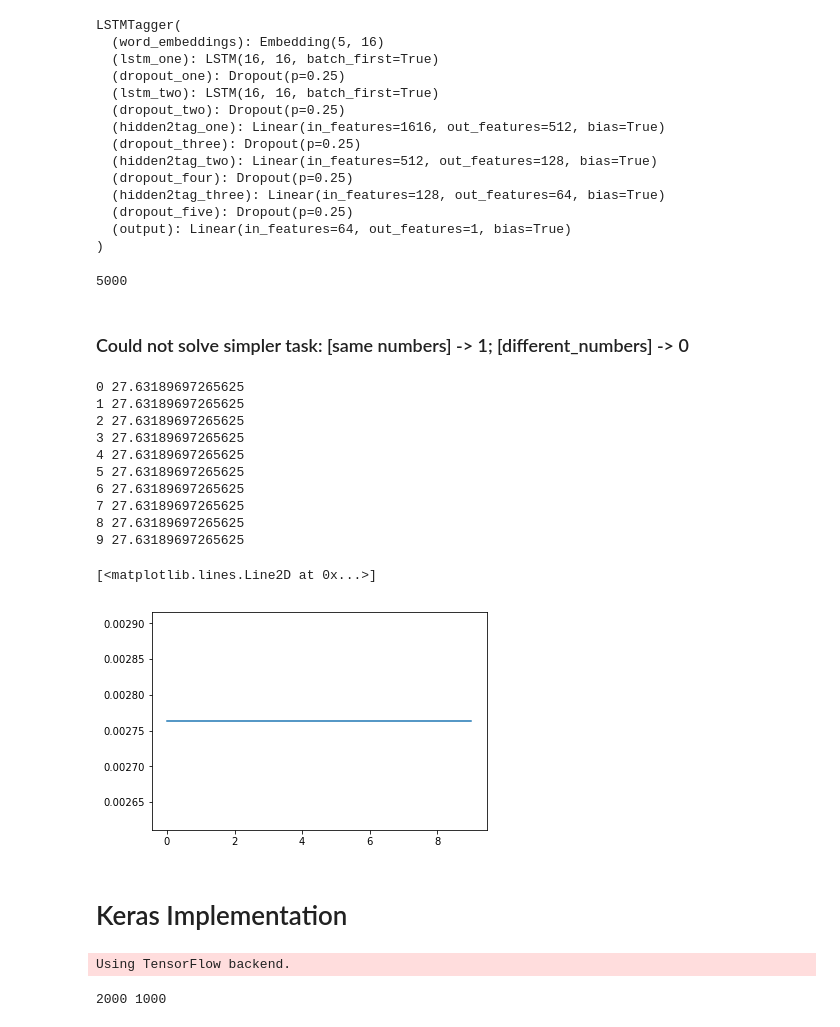
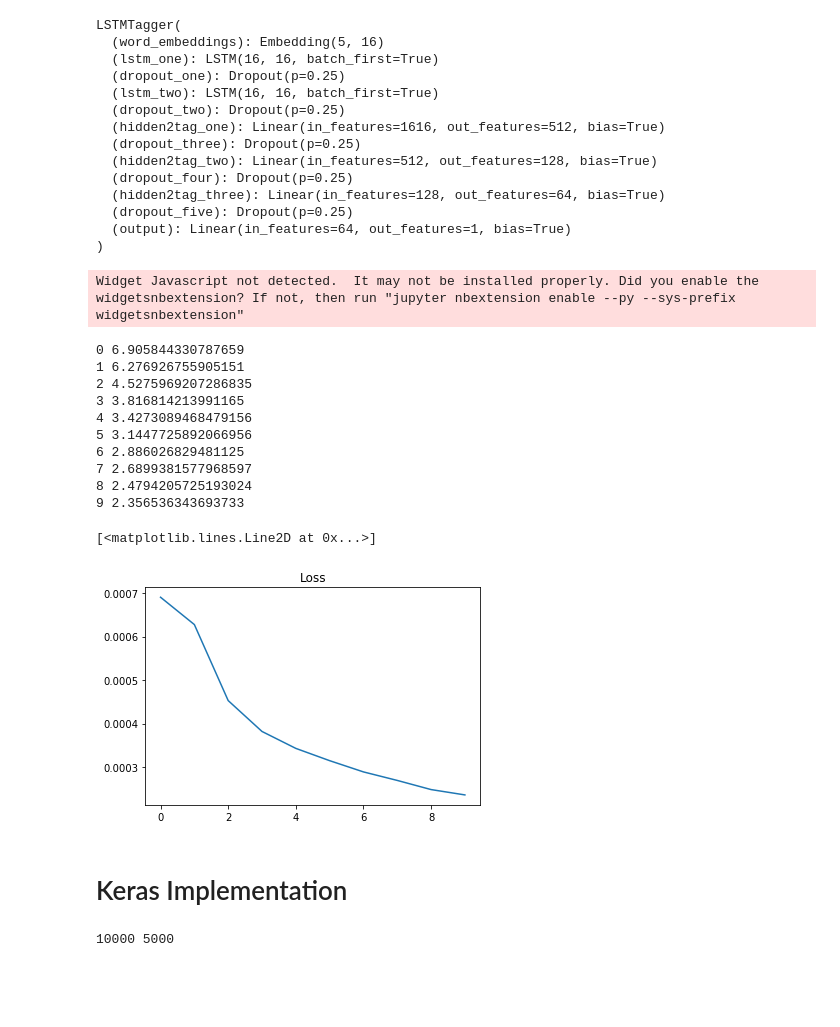
Before and after one commit to ruhulsbu/Attention4DNASeqRepresentation, a Jupyter notebook: notebook/pytorch/LSTM_deep_annotator_bootstrap.ipynb, the cells around one changed output. Drawn from its saved outputs; the diff is of its cells as text; code cells hidden in the pictures; blank space fills up the shorter version.

```diff
--- a/notebook/pytorch/LSTM_deep_annotator_bootstrap.ipynb
+++ b/notebook/pytorch/LSTM_deep_annotator_bootstrap.ipynb
@@ -131,16 +134,14 @@ class LSTMTagger(nn.Module):
         tag_space = self.output(dense_out[:])
         #print(tag_space.shape)
         #tag_scores = F.sigmoid(tag_space)
-        tag_scores = F.softmax(tag_space, dim=1)
+        #tag_scores = F.softmax(tag_space, dim=1)
         #print(tag_scores.shape)
-        return tag_scores
+        return tag_space
 # %%
 model = LSTMTagger(101, 16, 16, 5, 1, batch_size)
 print(model)
-opt = optim.Adam(model.parameters(), lr=0.001, betas=(0.9, 0.999))
-#criterion = nn.CrossEntropyLoss()
-criterion = nn.BCELoss()
-opt = optim.SGD(model.parameters(), lr=0.1)
+optimizer = optim.Adam(model.parameters(), lr=0.001)
+criterion = nn.BCEWithLogitsLoss()
 # %% [output]
 LSTMTagger(
   (word_embeddings): Embedding(5, 16)
@@ -156,12 +157,3 @@ LSTMTagger(
   (dropout_five): Dropout(p=0.25)
   (output): Linear(in_features=64, out_features=1, bias=True)
 )
-# %%
-with torch.no_grad():
-    # inputs = prepare_sequence(training_data[0][0], word_to_ix)
-    tag_scores = model(X[:batch_size])
-    print(len(tag_scores))
-# %% [output]
-5000
-# %% [markdown]
-### Could not solve simpler task: [same numbers] -> 1; [different_numbers] -> 0
@@ -168,8 +173,12 @@ with torch.no_grad():
 # %%
 from tqdm import tqdm_notebook as tqdm
 losses = []
+accuracies = []
+
 for epoch in tqdm(range(10)):  # again, normally you would NOT do 300 epochs, it is toy data
     total_loss = 0
+    total_acc = 0
+
     for index in range(0, len(X), batch_size):
         sentence = X[index : index+batch_size]
         tags = Y[index : index+batch_size]
@@ -197,30 +206,38 @@ for epoch in tqdm(range(10)):  # again, normally you would NOT do 300 epochs, it
         loss = criterion(tag_scores, targets)
         total_loss += loss.data.numpy()
 
+        #acc = binary_accuracy(tag_scores, targets)
+        #total_acc += acc
+
         loss.backward()
-        opt.step()
+        optimizer.step()
 
     #total_loss.backward()
     #opt.step()
-    print(epoch, total_loss)
+    print(epoch, total_loss)#, total_acc)
 
     losses.append(total_loss/len(X))
+    #accuracies.append(total_acc/(len(X)/batch_size))
 # %% [output]
-0 27.63189697265625
-1 27.63189697265625
-2 27.63189697265625
-3 27.63189697265625
-4 27.63189697265625
-5 27.63189697265625
-6 27.63189697265625
-7 27.63189697265625
-8 27.63189697265625
-9 27.63189697265625
+Widget Javascript not detected.  It may not be installed properly. Did you enable the widgetsnbextension? If not, then run "jupyter nbextension enable --py --sys-prefix widgetsnbextension"
+0 6.905844330787659
+1 6.276926755905151
+2 4.5275969207286835
+3 3.816814213991165
+4 3.4273089468479156
+5 3.1447725892066956
+6 2.886026829481125
+7 2.6899381577968597
+8 2.4794205725193024
+9 2.356536343693733
-# %%
-plt.plot(losses)
-# %% [output]
-[<matplotlib.lines.Line2D at 0x...>]
-[figure, removed]
+# %%
+plt.title("Loss")
+plt.plot(losses)
+#plt.title("Accuracies")
+#plt.plot(accuracies)
+# %% [output]
+[<matplotlib.lines.Line2D at 0x...>]
+[figure, added]
 # %% [markdown]
 # Keras Implementation
 # %%
@@ -239,20 +256,17 @@ from keras.optimizers import SGD
 #Initialize the Program
 alphabet = "NACGT."
 vocab_size = 6
-batch_size = 1000
 embedding_size = 4
 time_steps = 101
 category = 2
 char_to_int = dict((c, i) for i, c in enumerate(alphabet))
 int_to_char = dict((i, c) for i, c in enumerate(alphabet))
-# %% [output]
-Using TensorFlow backend.
 # %%
-data_content = pos_data[:batch_size] + neg_data[:batch_size]
-data_label = pos_label[:batch_size] + neg_label[:batch_size]
+data_content = pos_data[:data_size] + neg_data[:data_size]
+data_label = pos_label[:data_size] + neg_label[:data_size]
 print(len(data_content), np.sum(data_label))
 # %% [output]
-2000 1000
+10000 5000
 # %%
 from keras.layers import Input, Embedding
 from keras.layers import Reshape, Dense
```
Also changed, not shown: parts of 9 cells of this notebook.
